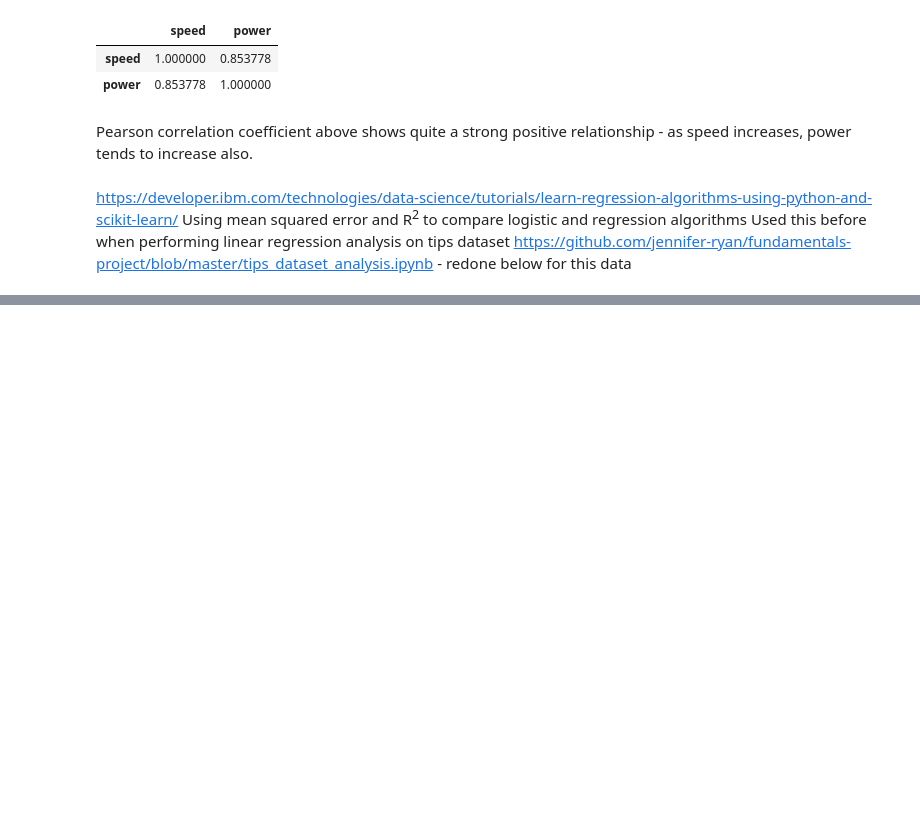
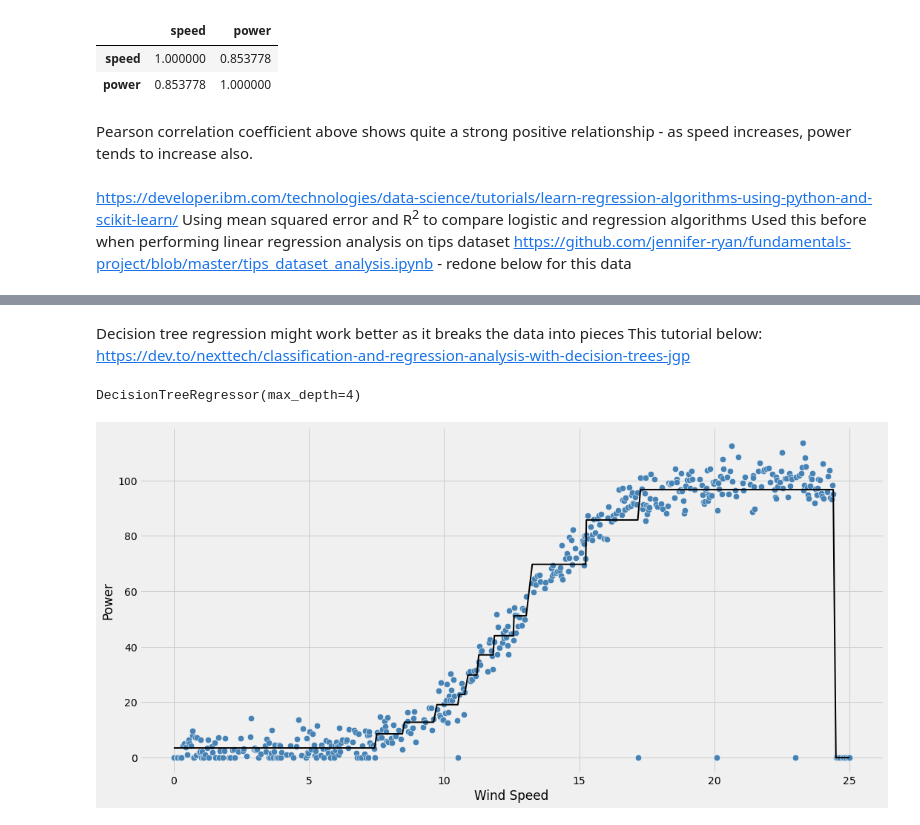
Before and after one commit to jennifer-ryan/machine-learning-project, a Jupyter notebook: Power Production Analysis.ipynb, the cells around one changed output, grey strips where cells are left out. Saved outputs shown, nothing was run; the diff lists cells and outputs as text; code cells hidden in the pictures; blank space fills up the shorter version.

```diff
--- a/Power Production Analysis.ipynb
+++ b/Power Production Analysis.ipynb
@@ -142,0 +141,26 @@ ValueError: continuous is not supported
+# %% [markdown]
+Decision tree regression might work better as it breaks the data into pieces
+This tutorial below: https://dev.to/nexttech/classification-and-regression-analysis-with-decision-trees-jgp
+# %%
+# Decision tree regression
+
+# Sort X and y by ascending values of X
+sort_idx = x.flatten().argsort()
+x = x[sort_idx]
+y = y[sort_idx]
+
+
+# Initialize and fit regressor
+tree = DecisionTreeRegressor(criterion='mse', max_depth=4)
+tree.fit(x, y)
+# %% [output]
+DecisionTreeRegressor(max_depth=4)
+# %%
+plt.figure(figsize=(16, 8))
+plt.scatter(x, y, c='steelblue', edgecolor='white', s=70)                 # Plot actual target against features
+plt.plot(x, tree.predict(x), color='black', lw=2)                         # Plot predicted target against features
+plt.xlabel('Wind Speed')
+plt.ylabel('Power')
+plt.show()
+# %% [output]
+[figure, added]
```
Also changed, not shown: parts of 9 cells of this notebook.
